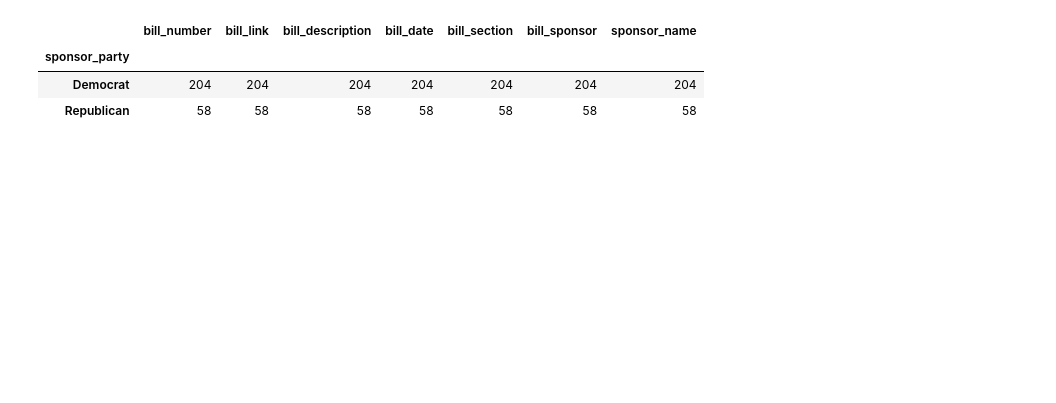
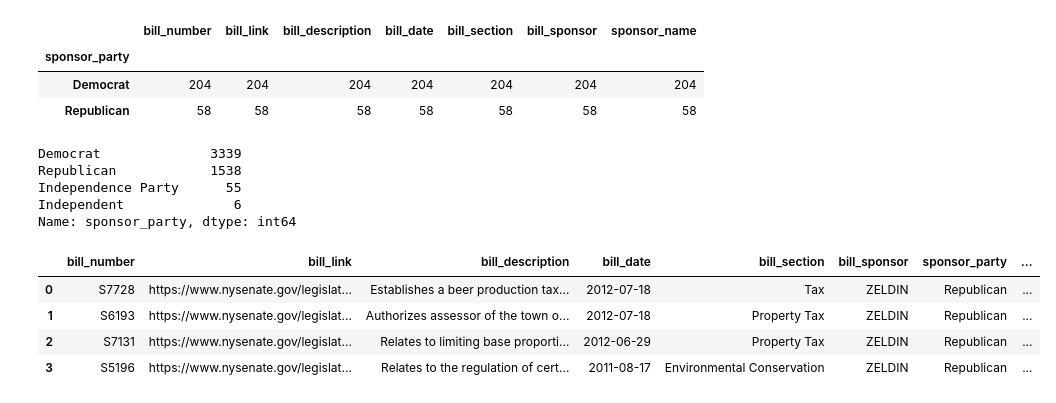
Before and after one commit to areenaarora/new-york-senate_scrape, a Jupyter notebook: Analyses.ipynb, the cells around one changed output. Cells and saved outputs as stored; diff of their text form; code cells hidden in the pictures; blank space fills up the shorter version.

```diff
--- a/Analyses.ipynb
+++ b/Analyses.ipynb
@@ -111,3 +106,11 @@ df.query('bill_section == "Public Health"').groupby(by='sponsor_party').count()
 | sponsor_party |  |  |  |  |  |  |  |
 | Democrat | 204 | 204 | 204 | 204 | 204 | 204 | 204 |
 | Republican | 58 | 58 | 58 | 58 | 58 | 58 | 58 |
+# %%
+df.sponsor_party.value_counts()
+# %% [output]
+Democrat              3339
+Republican            1538
+Independence Party      55
+Independent              6
+Name: sponsor_party, dtype: int64
@@ -113,0 +119,8 @@ df.query('bill_section == "Public Health"').groupby(by='sponsor_party').count()
+# %%
+df.head(4)
+# %% [output]
+|  | bill_number | bill_link | bill_description | bill_date | bill_section | bill_sponsor | sponsor_party | ... |
+| 0 | S7728 | https://www.nysenate.gov/legislat... | Establishes a beer production tax... | 2012-07-18 | Tax | ZELDIN | Republican | ... |
+| 1 | S6193 | https://www.nysenate.gov/legislat... | Authorizes assessor of the town o... | 2012-07-18 | Property Tax | ZELDIN | Republican | ... |
+| 2 | S7131 | https://www.nysenate.gov/legislat... | Relates to limiting base proporti... | 2012-06-29 | Property Tax | ZELDIN | Republican | ... |
+| 3 | S5196 | https://www.nysenate.gov/legislat... | Relates to the regulation of cert... | 2011-08-17 | Environmental Conservation | ZELDIN | Republican | ... |
```
Also changed, not shown: parts of 7 cells of this notebook, 1 other file.
